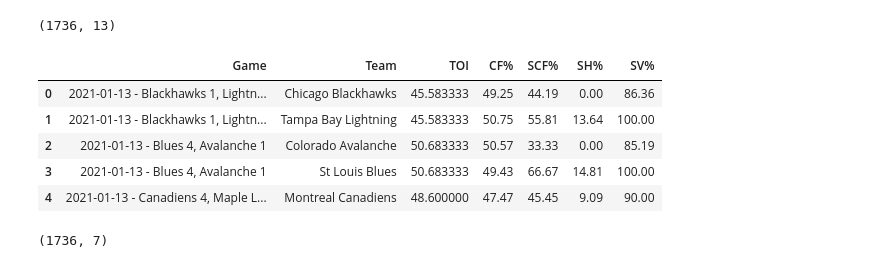
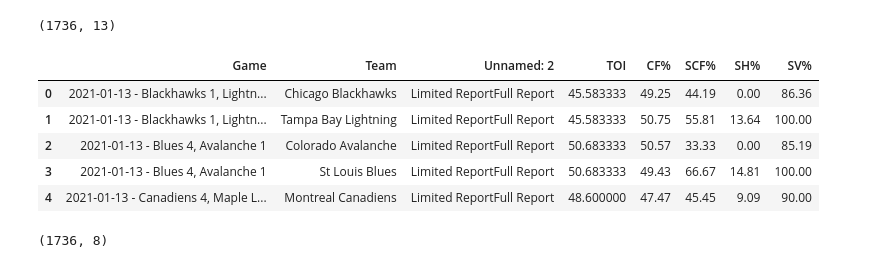
Before and after one commit to data301-2021-winter1/project-group23-project, a Jupyter notebook: notebooks/analysis1.ipynb, the cells around one changed output. Drawn from its saved outputs; the diff is of its cells as text; code cells hidden in the pictures.

Commit message:
Bretts Analysis1, All Data Configured

```diff
--- a/notebooks/analysis1.ipynb
+++ b/notebooks/analysis1.ipynb
@@ -69,18 +69,18 @@ data.shape
 # %% [output]
 (1736, 13)
 # %%
-data.drop(['CF','CA','SCF','SCA','PDO'], axis=1, inplace=True)
+df = data.drop(columns =['CF','CA','SCF','SCA','PDO'])
 # %%
-data.head()
+df.head()
 # %% [output]
-|  | Game | Team | TOI | CF% | SCF% | SH% | SV% |
-| 0 | 2021-01-13 - Blackhawks 1, Lightn... | Chicago Blackhawks | 45.583333 | 49.25 | 44.19 | 0.00 | 86.36 |
-| 1 | 2021-01-13 - Blackhawks 1, Lightn... | Tampa Bay Lightning | 45.583333 | 50.75 | 55.81 | 13.64 | 100.00 |
-| 2 | 2021-01-13 - Blues 4, Avalanche 1 | Colorado Avalanche | 50.683333 | 50.57 | 33.33 | 0.00 | 85.19 |
-| 3 | 2021-01-13 - Blues 4, Avalanche 1 | St Louis Blues | 50.683333 | 49.43 | 66.67 | 14.81 | 100.00 |
-| 4 | 2021-01-13 - Canadiens 4, Maple L... | Montreal Canadiens | 48.600000 | 47.47 | 45.45 | 9.09 | 90.00 |
+|  | Game | Team | Unnamed: 2 | TOI | CF% | SCF% | SH% | SV% |
+| 0 | 2021-01-13 - Blackhawks 1, Lightn... | Chicago Blackhawks | Limited ReportFull Report | 45.583333 | 49.25 | 44.19 | 0.00 | 86.36 |
+| 1 | 2021-01-13 - Blackhawks 1, Lightn... | Tampa Bay Lightning | Limited ReportFull Report | 45.583333 | 50.75 | 55.81 | 13.64 | 100.00 |
+| 2 | 2021-01-13 - Blues 4, Avalanche 1 | Colorado Avalanche | Limited ReportFull Report | 50.683333 | 50.57 | 33.33 | 0.00 | 85.19 |
+| 3 | 2021-01-13 - Blues 4, Avalanche 1 | St Louis Blues | Limited ReportFull Report | 50.683333 | 49.43 | 66.67 | 14.81 | 100.00 |
+| 4 | 2021-01-13 - Canadiens 4, Maple L... | Montreal Canadiens | Limited ReportFull Report | 48.600000 | 47.47 | 45.45 | 9.09 | 90.00 |
 # %%
-data.shape
+df.shape
 # %% [output]
-(1736, 7)
+(1736, 8)
 # %%
```
Also changed, not shown: parts of 8 cells of this notebook.
